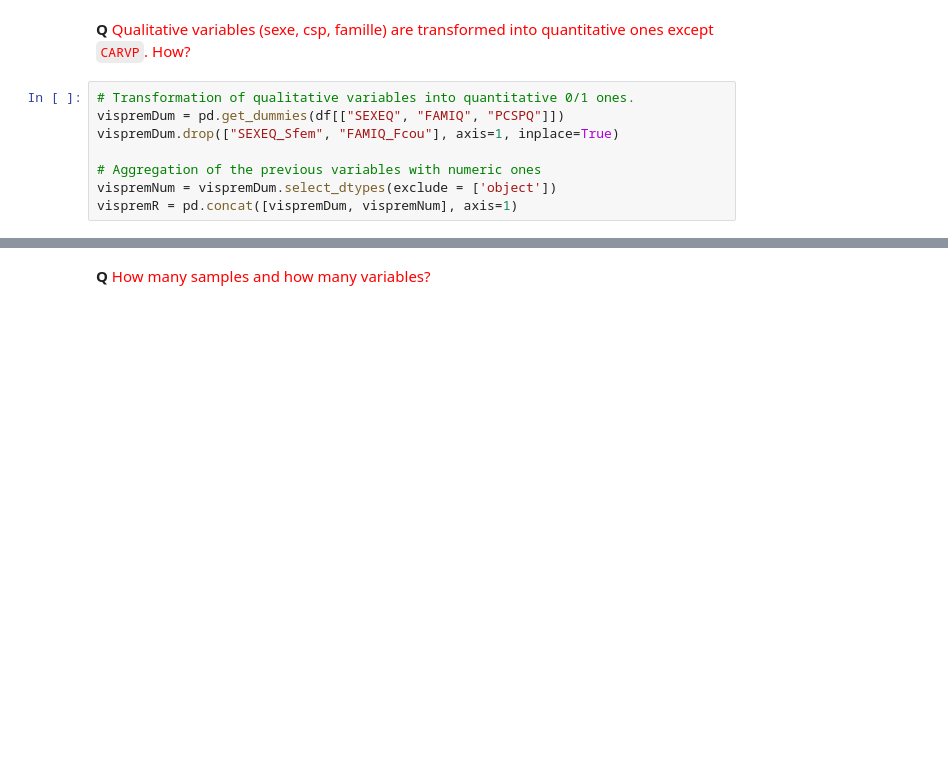
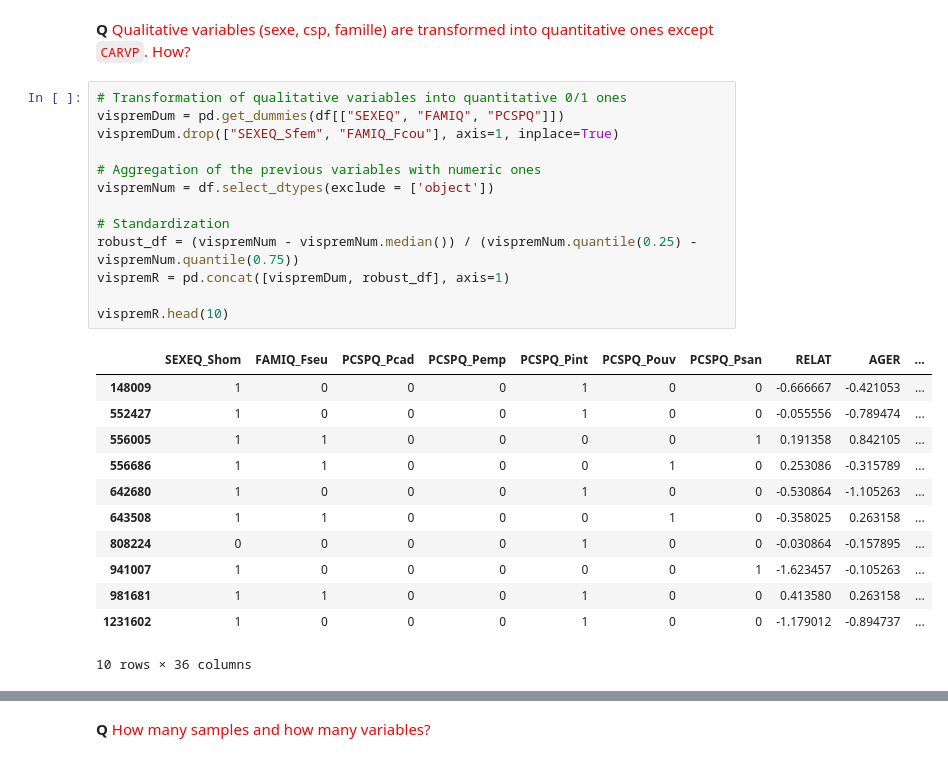
Before and after one commit to moulbn/Introduction-to-Machine-Learning, a Jupyter notebook: code_amine.ipynb, the cells around one changed output, grey strips where cells are left out. Drawn from its saved outputs; the diff is of its cells as text; blank space fills up the shorter version.

```diff
--- a/code_amine.ipynb
+++ b/code_amine.ipynb
@@ -54,10 +60,28 @@ dtype: object
     Qualitative variables  (sexe, csp, famille)  are transformed into quantitative ones except `CARVP`. How?
 </font>
 # %%
-# Transformation of qualitative variables into quantitative 0/1 ones.
+# Transformation of qualitative variables into quantitative 0/1 ones
 vispremDum = pd.get_dummies(df[["SEXEQ", "FAMIQ", "PCSPQ"]])
 vispremDum.drop(["SEXEQ_Sfem", "FAMIQ_Fcou"], axis=1, inplace=True)
 
 # Aggregation of the previous variables with numeric ones
-vispremNum = vispremDum.select_dtypes(exclude = ['object'])
-vispremR = pd.concat([vispremDum, vispremNum], axis=1)
+vispremNum = df.select_dtypes(exclude = ['object'])
+
+# Standardization
+robust_df = (vispremNum - vispremNum.median()) / (vispremNum.quantile(0.25) - vispremNum.quantile(0.75))
+vispremR = pd.concat([vispremDum, robust_df], axis=1)
+
+vispremR.head(10)
+# %% [output]
+|  | SEXEQ_Shom | FAMIQ_Fseu | PCSPQ_Pcad | PCSPQ_Pemp | PCSPQ_Pint | PCSPQ_Pouv | PCSPQ_Psan | RELAT | AGER | ... |
+| 148009 | 1 | 0 | 0 | 0 | 1 | 0 | 0 | -0.666667 | -0.421053 | ... |
+| 552427 | 1 | 0 | 0 | 0 | 1 | 0 | 0 | -0.055556 | -0.789474 | ... |
+| 556005 | 1 | 1 | 0 | 0 | 0 | 0 | 1 | 0.191358 | 0.842105 | ... |
+| 556686 | 1 | 1 | 0 | 0 | 0 | 1 | 0 | 0.253086 | -0.315789 | ... |
+| 642680 | 1 | 0 | 0 | 0 | 1 | 0 | 0 | -0.530864 | -1.105263 | ... |
+| 643508 | 1 | 1 | 0 | 0 | 0 | 1 | 0 | -0.358025 | 0.263158 | ... |
+| 808224 | 0 | 0 | 0 | 0 | 1 | 0 | 0 | -0.030864 | -0.157895 | ... |
+| 941007 | 1 | 0 | 0 | 0 | 0 | 0 | 1 | -1.623457 | -0.105263 | ... |
+| 981681 | 1 | 1 | 0 | 0 | 1 | 0 | 0 | 0.413580 | 0.263158 | ... |
+| 1231602 | 1 | 0 | 0 | 0 | 1 | 0 | 0 | -1.179012 | -0.894737 | ... |
+10 rows × 36 columns
```
Also changed, not shown: parts of 39 cells of this notebook, 1 other file.
